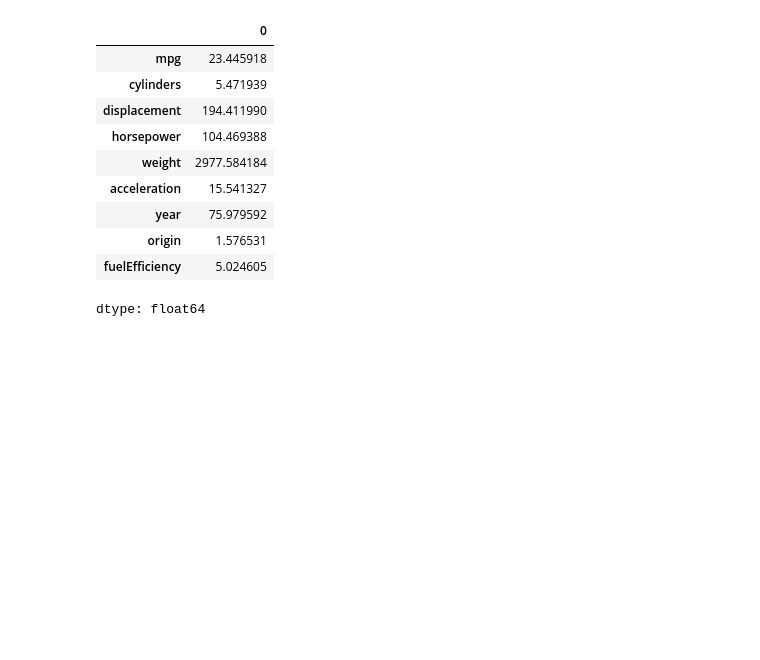
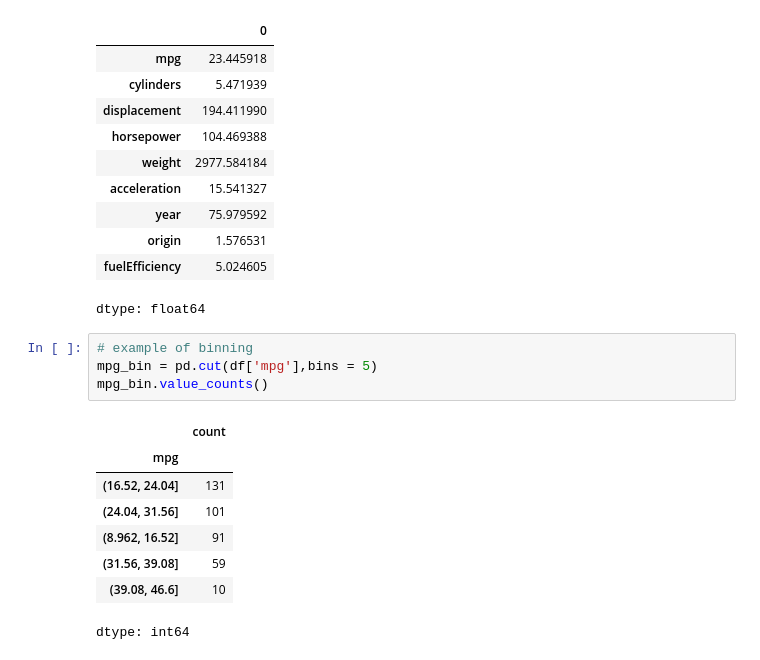
Before and after one commit to GHAUTHAM2509/data_analytics_da, a Jupyter notebook: 23BCE0487.ipynb, the cells around one changed output. Cells and saved outputs as stored; diff of their text form; blank space fills up the shorter version.

```diff
--- a/23BCE0487.ipynb
+++ b/23BCE0487.ipynb
@@ -129,3 +129,16 @@ df_temp.mean()
 | origin | 1.576531 |
 | fuelEfficiency | 5.024605 |
 dtype: float64
+# %%
+# example of binning
+mpg_bin = pd.cut(df['mpg'],bins = 5)
+mpg_bin.value_counts()
+# %% [output]
+|  | count |
+| mpg |  |
+| (16.52, 24.04] | 131 |
+| (24.04, 31.56] | 101 |
+| (8.962, 16.52] | 91 |
+| (31.56, 39.08] | 59 |
+| (39.08, 46.6] | 10 |
+dtype: int64
```
